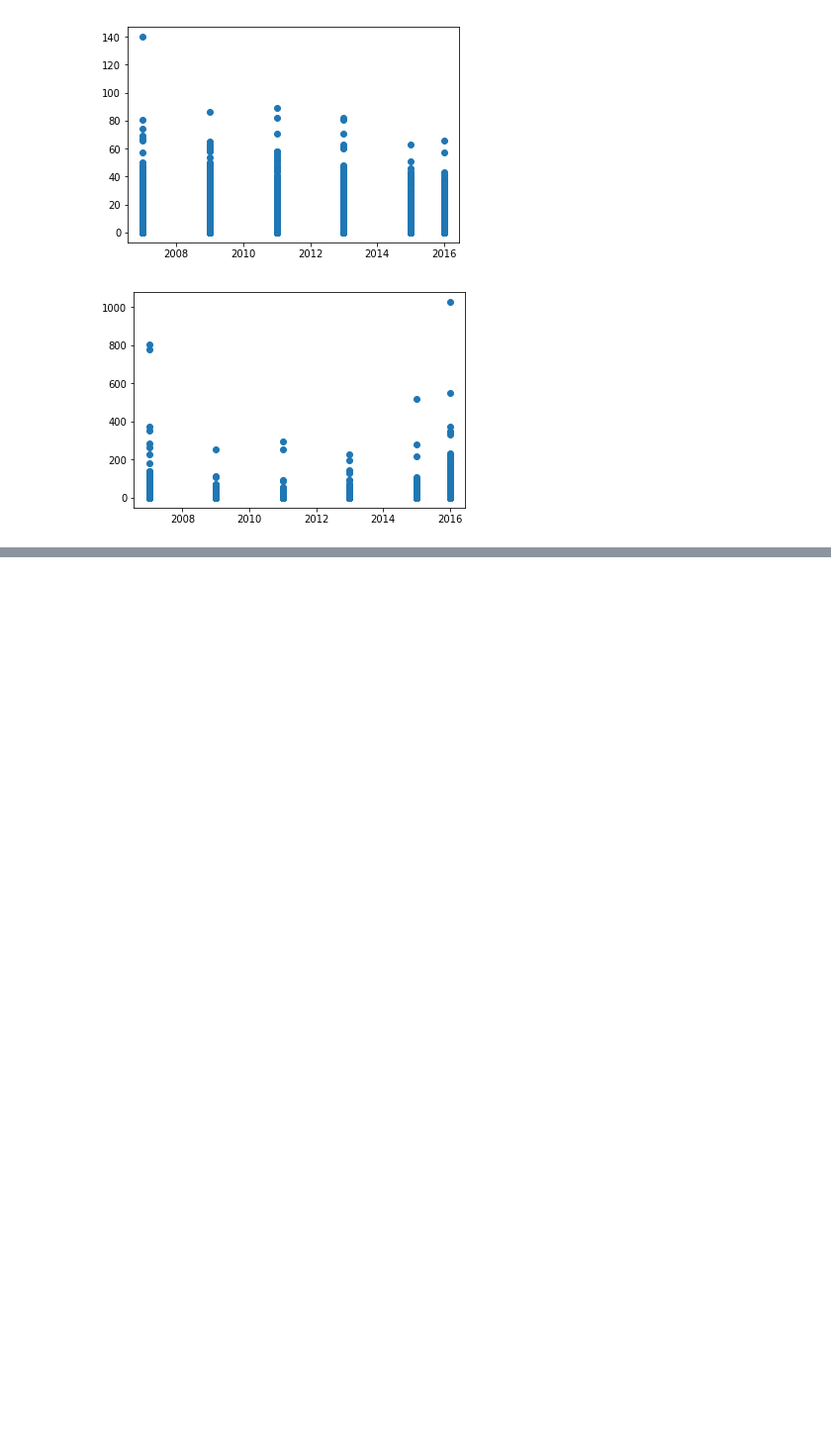
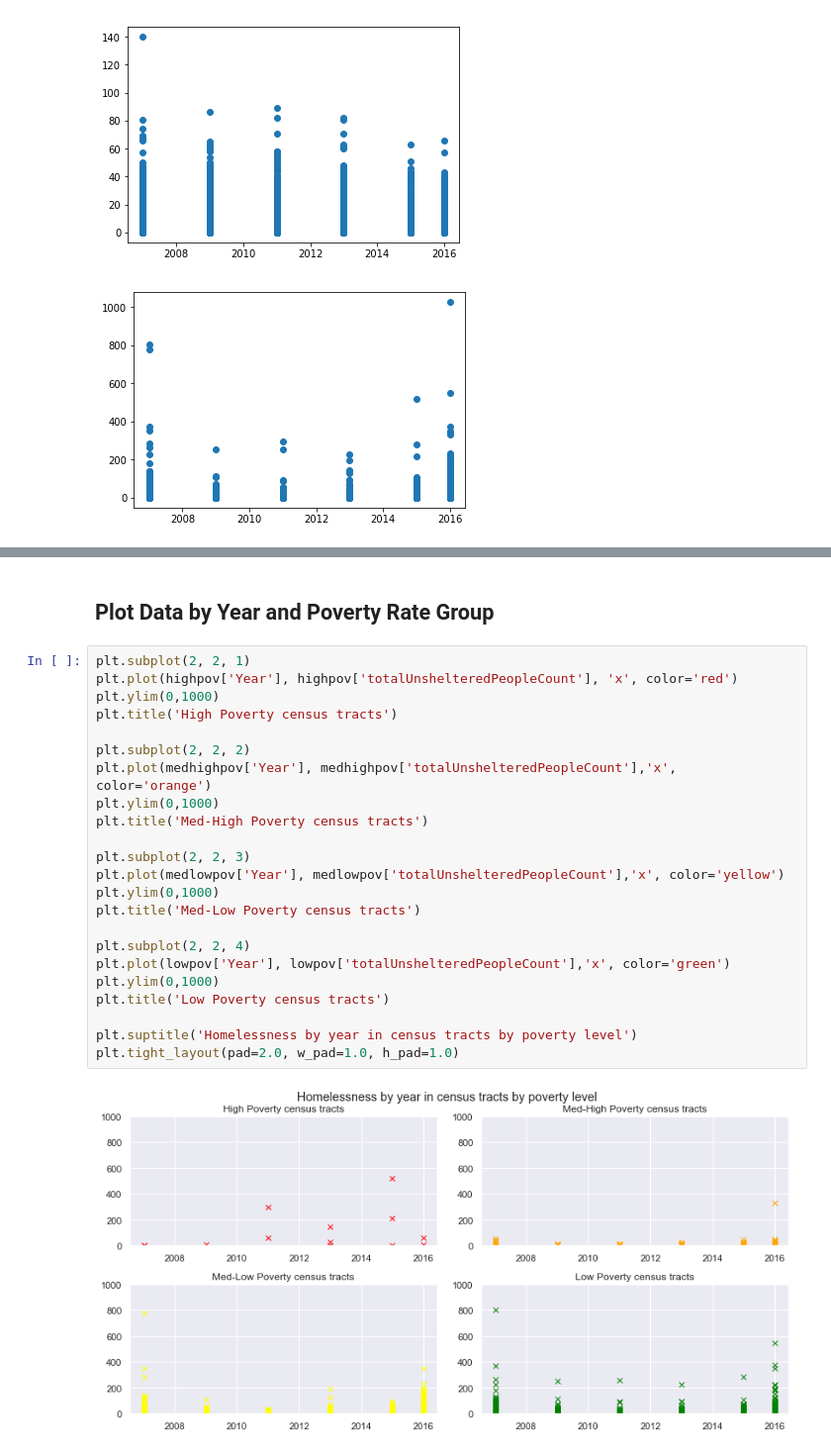
Before and after one commit to samgordan/CapstoneProject, a Jupyter notebook: Scripts/CapstoneProjectDataSetup.ipynb, the cells around one changed output, grey strips where cells are left out. Shown: that part at 99% size. Saved outputs shown, nothing was run; the diff lists cells and outputs as text; blank space fills up the shorter version.

```diff
--- a/Scripts/CapstoneProjectDataSetup.ipynb
+++ b/Scripts/CapstoneProjectDataSetup.ipynb
@@ -117,0 +195,27 @@ plt.show()
+# %% [markdown]
+## Plot Data by Year and Poverty Rate Group
+# %%
+plt.subplot(2, 2, 1)
+plt.plot(highpov['Year'], highpov['totalUnshelteredPeopleCount'], 'x', color='red')
+plt.ylim(0,1000)
+plt.title('High Poverty census tracts')
+
+plt.subplot(2, 2, 2)
+plt.plot(medhighpov['Year'], medhighpov['totalUnshelteredPeopleCount'],'x', color='orange')
+plt.ylim(0,1000)
+plt.title('Med-High Poverty census tracts')
+
+plt.subplot(2, 2, 3)
+plt.plot(medlowpov['Year'], medlowpov['totalUnshelteredPeopleCount'],'x', color='yellow')
+plt.ylim(0,1000)
+plt.title('Med-Low Poverty census tracts')
+
+plt.subplot(2, 2, 4)
+plt.plot(lowpov['Year'], lowpov['totalUnshelteredPeopleCount'],'x', color='green')
+plt.ylim(0,1000)
+plt.title('Low Poverty census tracts')
+
+plt.suptitle('Homelessness by year in census tracts by poverty level')
+plt.tight_layout(pad=2.0, w_pad=1.0, h_pad=1.0)
+# %% [output]
+[figure, added]
```
Also changed, not shown: parts of 29 cells of this notebook.
